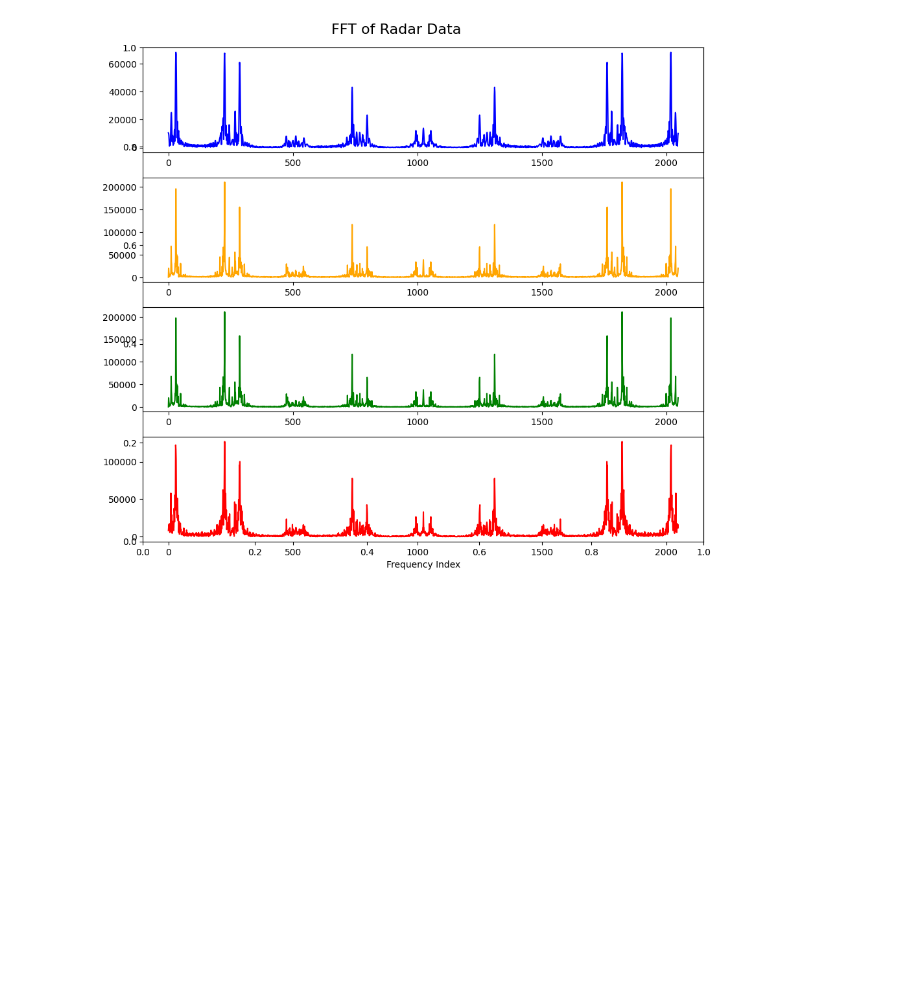
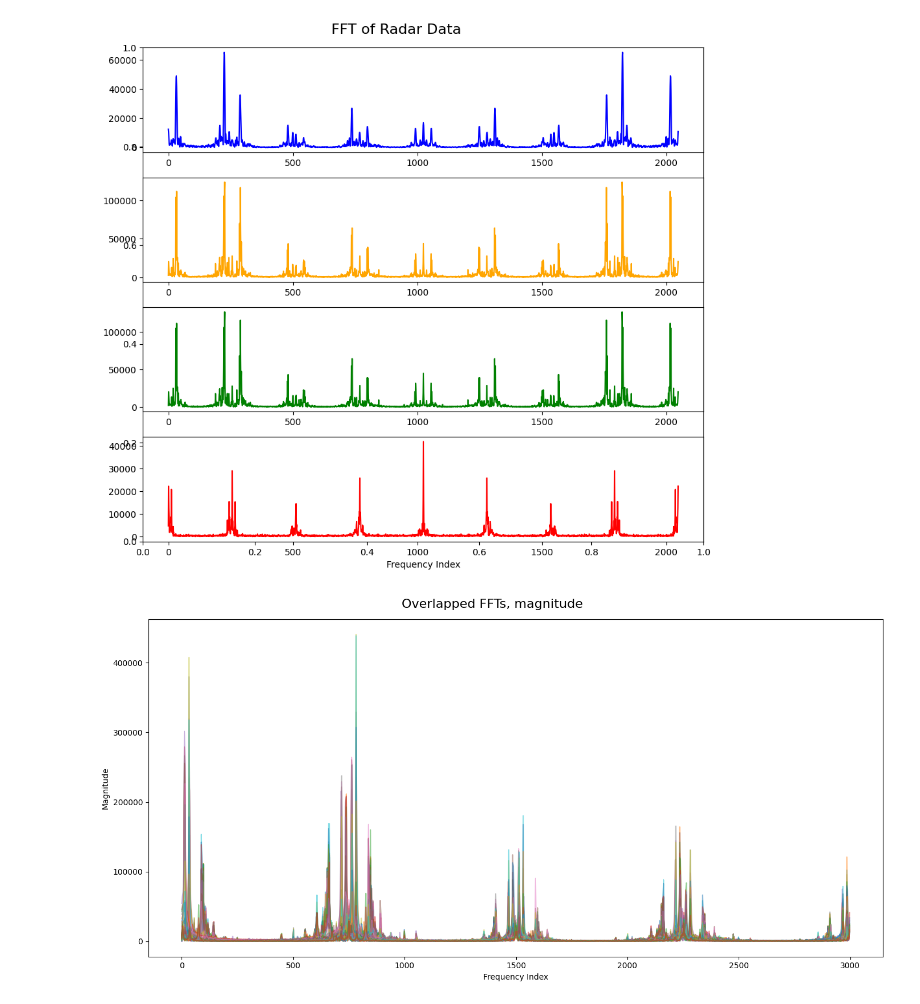
Before and after one commit to arlaptiev/sk_mmwave, a Jupyter notebook: data/radar.ipynb, the cells around one changed output. Cells and saved outputs as stored; diff of their text form; code cells hidden in the pictures; blank space fills up the shorter version.

```diff
--- a/data/radar.ipynb
+++ b/data/radar.ipynb
@@ -75,11 +69,9 @@ plt.tight_layout()
 # %%
 # Do FFT on data0, data1, data2, and dataf
-from scipy.fft import fft
-
 fft_data0 = fft(data0)
 fft_data1 = fft(data1)
 fft_data2 = fft(data2)
-fft_dataf = fft(dataf)
+fft_dataf = fft(dataf0)
 
 # Plot the FFT results
 plt.figure(figsize=(10, 9))
@@ -98,4 +90,27 @@ plt.plot(np.abs(fft_dataf), label='FFT Data Final', color='red')
 
 plt.tight_layout()
 # %% [output]
-[figure, old version]
+[figure, new version]
+# %%
+ADC_SAMPLING_RATE = 6000  # Hz, adjust as per your data
+
+# FFT on all data streams in pandas
+ffts = df.iloc[:, 1].apply(lambda x: fft(np.array(eval(x)))).values
+ffts = np.vstack([np.abs(f) for f in ffts]).T  # Shape: (fft_len, num_samples)
+
+# freq vals
+freqs = fftfreq(len(data0), 1/ADC_SAMPLING_RATE)
+
+# timestamps in sec
+timestamps = pd.to_datetime(df.iloc[:, 2])
+tds = (timestamps - timestamps.iloc[0]).dt.total_seconds().values
+# %%
+plt.figure(figsize=(14, 7))
+plt.suptitle('Overlapped FFTs, magnitude', fontsize=16)
+plt.xlabel('Frequency Index')
+plt.ylabel('Magnitude')
+for i in range(ffts.shape[1]):
+    plt.plot(freqs[:len(freqs)//2], np.abs(ffts[:len(freqs)//2, i]), label=f'Sample {i+1}', alpha=0.5)
+plt.tight_layout()
+# %% [output]
+[figure, added]
```
Also changed, not shown: parts of 5 cells of this notebook, 6 other files.
